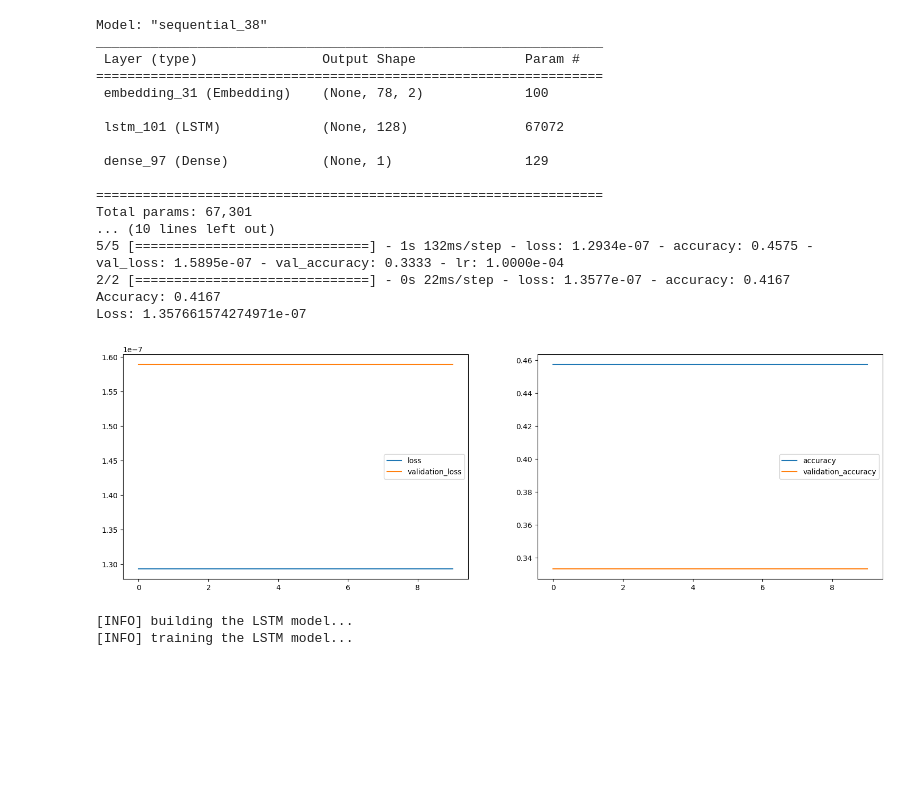
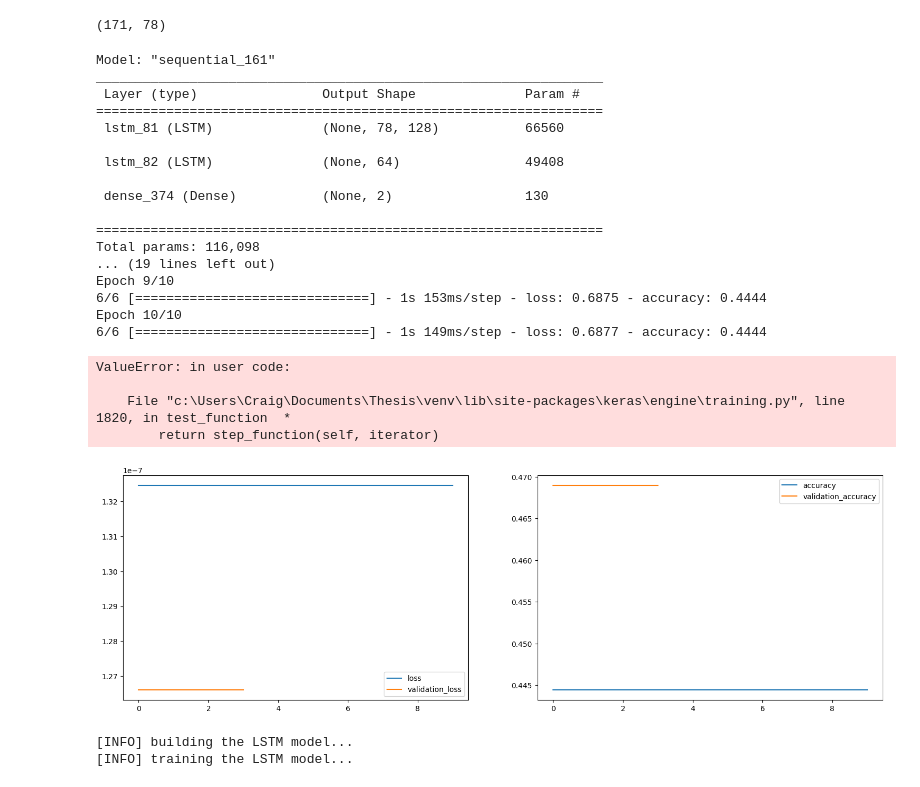
Before and after one commit to TomGallagher98/Thomas_Gallagher_Thesis, a Jupyter notebook: Data/AFL_Stats/NeuralNetwork.ipynb, the cells around one changed output. Saved outputs shown, nothing was run; the diff lists cells and outputs as text; code cells hidden in the pictures; blank space fills up the shorter version.

```diff
--- a/Data/AFL_Stats/NeuralNetwork.ipynb
+++ b/Data/AFL_Stats/NeuralNetwork.ipynb
@@ -83,9 +88,19 @@ games_2012 = OHE_Venues(games_2012)
 # %%
+
 y_true_2012 = games_2012['homeWin']
-# games_2012['value'] = games_2012['homeWin']
+y_true_2013 = games_2013['homeWin']
+y_true = all_games['homeWin']
+
 drop_values = ['gameId', 'venue', 'homeWin', 'homeTeam', 'awayTeam', 'year','date','startTime', 'attendance', 'homeTeamScore', 'awayTeamScore', 'round']
-games_2012 = games_2012.drop(drop_values,axis=1)
-games_2012.columns = games_2012.columns.astype(str)
+
+def set_columns(game_list):
+    game_list = game_list.drop(drop_values,axis=1)
+    game_list.columns = game_list.columns.astype(str)
+    return game_list
+
+games_2012 = set_columns(games_2012)
+games_2013 = set_columns(games_2013)
+all_games = set_columns(all_games)
 # %%
 # normalize the dataset
 scaler = MinMaxScaler(feature_range=(0, 1))
@@ -98,3 +125,10 @@ y_valid_2012 = y_true_2012[171:]
+# %%
+# OHE Y values
+oneHot = OneHotEncoder()
+y = np.vstack([y_train_2012]).T
+# y = y_train_2012.reshape(-1, 1)
+y_OHE = oneHot.fit_transform(y).toarray()
+# y_OHE = to_categorical(y_OHE, 2)
 # %%
 
 x_train_2012 = pd.DataFrame(x_train_2012)
@@ -116,4 +150,8 @@ x_valid_2012['value'] = y_valid_2012
 #         y_valid_2012[v] = True
 #     else:
 #         y_valid_2012[v] = False
+# %%
+x_train_2012.shape
+# %% [output]
+(171, 78)
 # %%
@@ -121,55 +159,63 @@ e = Embedding(50, 2, input_length= 78)
 # %%
 model = Sequential()
-model.add(e)
-model.add(LSTM( 128 , dropout = 0.25, recurrent_dropout = 0.25))
-model.add(Dense(1, activation = 'tanh' ))
+#model.add(e)
+model.add(LSTM( 128 ,input_shape = (78,1), dropout = 0.25, recurrent_dropout = 0.25, return_sequences=True))
+model.add(LSTM( 64 ))
+model.add(Dense(2, activation = 'tanh' ))
 model.build()
 model.summary()
 model.compile( optimizer = "adam" , loss = 'categorical_crossentropy' , metrics = ['accuracy'] )
-early_stopper = EarlyStopping( monitor = 'val_accuracy' , min_delta = 0.0005, patience = 3 )
-reduce_lr = ReduceLROnPlateau( monitor = 'val_loss' , patience = 2 , cooldown = 0)
-callbacks = [ reduce_lr , early_stopper]
-train_history = model.fit( x_train_2012 , y_train_2012 , epochs = 10, validation_split = 0.1 , verbose = 1 , callbacks = callbacks)
+early_stopper = EarlyStopping( monitor = 'accuracy' , min_delta = 0.005 )
+reduce_lr = ReduceLROnPlateau( monitor = 'loss' )
+callbacks = [ reduce_lr ]
+train_history = model.fit( x_train_2012 , y_OHE , epochs = 10)
+
 # train_history = model.fit( x_train_2012 , y_train_2012 , epochs = 10, validation_split = 0.1 , verbose = 1 )
 score = model.evaluate( x_valid_2012 , y_valid_2012 )
+
 print( "Accuracy: {:0.4}".format( score[1] ))
 print( "Loss:", score[0] )
 # %% [output]
-Model: "sequential_38"
+Model: "sequential_161"
 _________________________________________________________________
  Layer (type)                Output Shape              Param #
 =================================================================
- embedding_31 (Embedding)    (None, 78, 2)             100
+ lstm_81 (LSTM)              (None, 78, 128)           66560
 
- lstm_101 (LSTM)             (None, 128)               67072
+ lstm_82 (LSTM)              (None, 64)                49408
 
- dense_97 (Dense)            (None, 1)                 129
+ dense_374 (Dense)           (None, 2)                 130
 
 =================================================================
-Total params: 67,301
-... (10 lines left out)
-5/5 [==============================] - 1s 132ms/step - loss: 1.2934e-07 - accuracy: 0.4575 - val_loss: 1.5895e-07 - val_accuracy: 0.3333 - lr: 1.0000e-04
-2/2 [==============================] - 0s 22ms/step - loss: 1.3577e-07 - accuracy: 0.4167
-Accuracy: 0.4167
-Loss: 1.357661574274971e-07
+Total params: 116,098
+... (19 lines left out)
+Epoch 9/10
+6/6 [==============================] - 1s 153ms/step - loss: 0.6875 - accuracy: 0.4444
+Epoch 10/10
+6/6 [==============================] - 1s 149ms/step - loss: 0.6877 - accuracy: 0.4444
+ValueError: in user code:
+
+    File "c:\Users\Craig\Documents\Thesis\venv\lib\site-packages\keras\engine\training.py", line 1820, in test_function  *
+        return step_function(self, iterator)
 # %%
 loss = train_history.history['loss']
-validation_loss = train_history.history['val_loss']
+# validation_loss = train_history.history['val_loss']
 accuracy = train_history.history['accuracy']
-val_accuracy = train_history.history['val_accuracy']
+# val_accuracy = train_history.history['val_accuracy']
+
 fig = plt.gcf()
 fig.set_size_inches(18.5, 5.5)
 plt.subplot(1,2,1)
 plt.plot(loss)
 plt.plot(validation_loss)
 plt.legend(['loss', 'validation_loss'])
 plt.subplot(1,2,2)
 plt.plot(accuracy)
 plt.plot(val_accuracy)
 plt.legend(['accuracy', 'validation_accuracy'])
 plt.show()
 # %% [output]
-[figure, old version]
+[figure, new version]
 # %%
 from tensorflow import keras
 # from tensorflow.keras import layers
```
Also changed, not shown: parts of 8 cells of this notebook, 5 other files.
